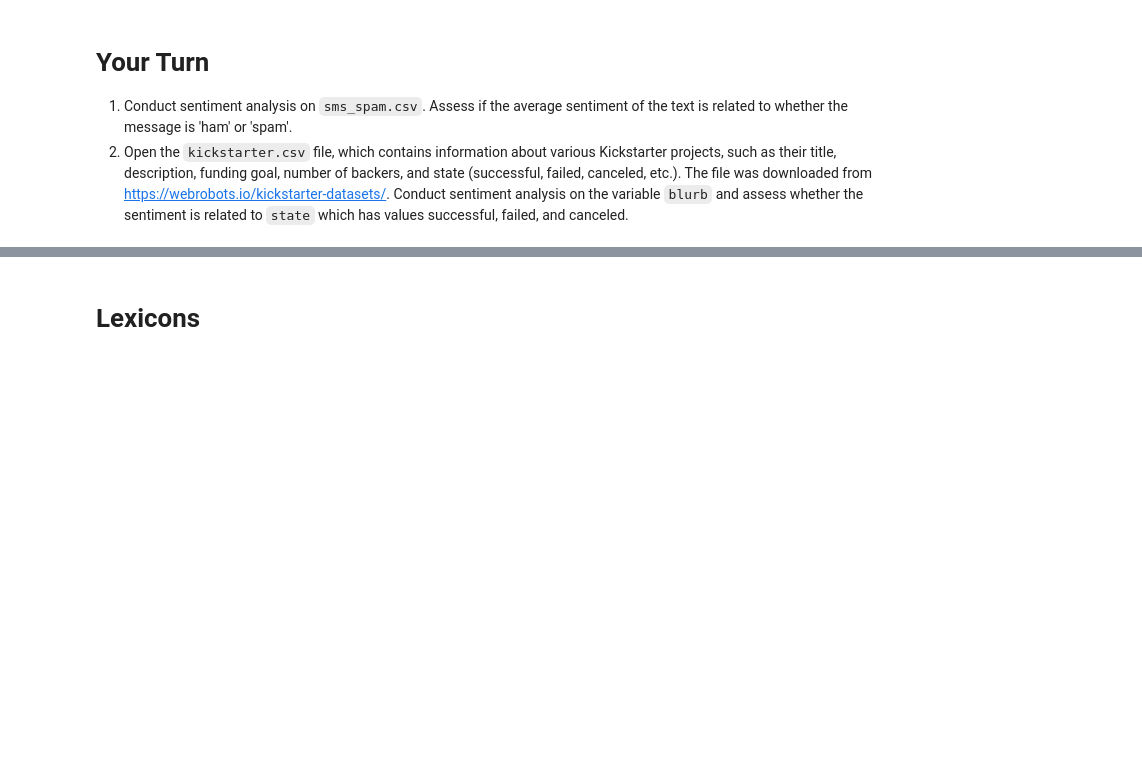
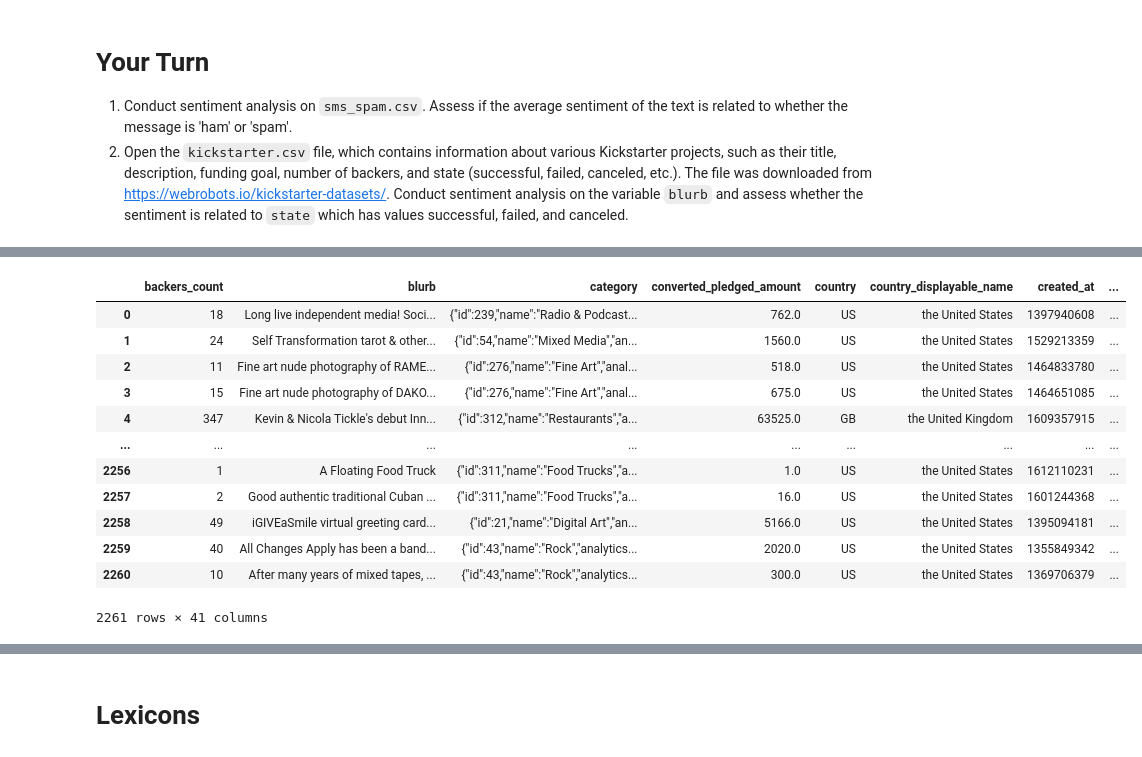
Before and after one commit to ChiaoYunTing/Text-Analytics, a Jupyter notebook: Lecture_4.ipynb, the cells around one changed output, grey strips where cells are left out. Saved outputs shown, nothing was run; the diff lists cells and outputs as text; code cells hidden in the pictures; blank space fills up the shorter version.

```diff
--- a/Lecture_4.ipynb
+++ b/Lecture_4.ipynb
@@ -350,0 +475,18 @@ print(cleaned_text)
+# %%
+df = pd.read_csv('Kickstarter072.csv', on_bad_lines='skip')
+# %%
+df
+# %% [output]
+|  | backers_count | blurb | category | converted_pledged_amount | country | country_displayable_name | created_at | ... |
+| 0 | 18 | Long live independent media! Soci... | {"id":239,"name":"Radio & Podcast... | 762.0 | US | the United States | 1397940608 | ... |
+| 1 | 24 | Self Transformation tarot & other... | {"id":54,"name":"Mixed Media","an... | 1560.0 | US | the United States | 1529213359 | ... |
+| 2 | 11 | Fine art nude photography of RAME... | {"id":276,"name":"Fine Art","anal... | 518.0 | US | the United States | 1464833780 | ... |
+| 3 | 15 | Fine art nude photography of DAKO... | {"id":276,"name":"Fine Art","anal... | 675.0 | US | the United States | 1464651085 | ... |
+| 4 | 347 | Kevin & Nicola Tickle's debut Inn... | {"id":312,"name":"Restaurants","a... | 63525.0 | GB | the United Kingdom | 1609357915 | ... |
+| ... | ... | ... | ... | ... | ... | ... | ... | ... |
+| 2256 | 1 | A Floating Food Truck | {"id":311,"name":"Food Trucks","a... | 1.0 | US | the United States | 1612110231 | ... |
+| 2257 | 2 | Good authentic traditional Cuban ... | {"id":311,"name":"Food Trucks","a... | 16.0 | US | the United States | 1601244368 | ... |
+| 2258 | 49 | iGIVEaSmile virtual greeting card... | {"id":21,"name":"Digital Art","an... | 5166.0 | US | the United States | 1395094181 | ... |
+| 2259 | 40 | All Changes Apply has been a band... | {"id":43,"name":"Rock","analytics... | 2020.0 | US | the United States | 1355849342 | ... |
+| 2260 | 10 | After many years of mixed tapes, ... | {"id":43,"name":"Rock","analytics... | 300.0 | US | the United States | 1369706379 | ... |
+2261 rows × 41 columns
```
Also changed, not shown: parts of 18 cells of this notebook.
